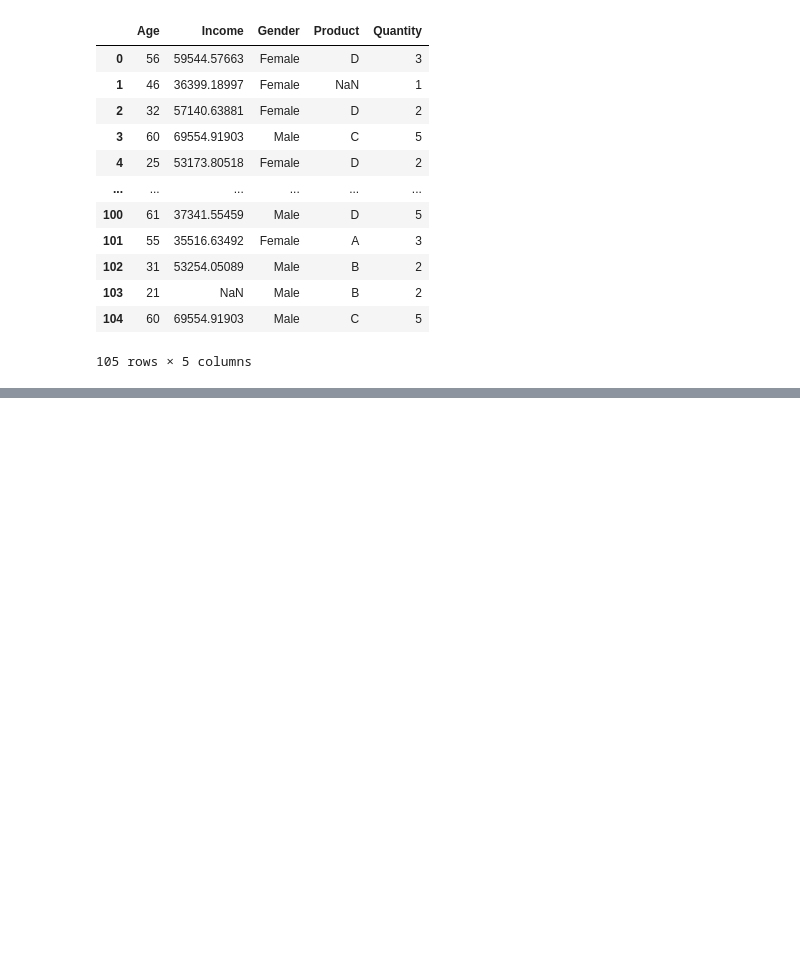
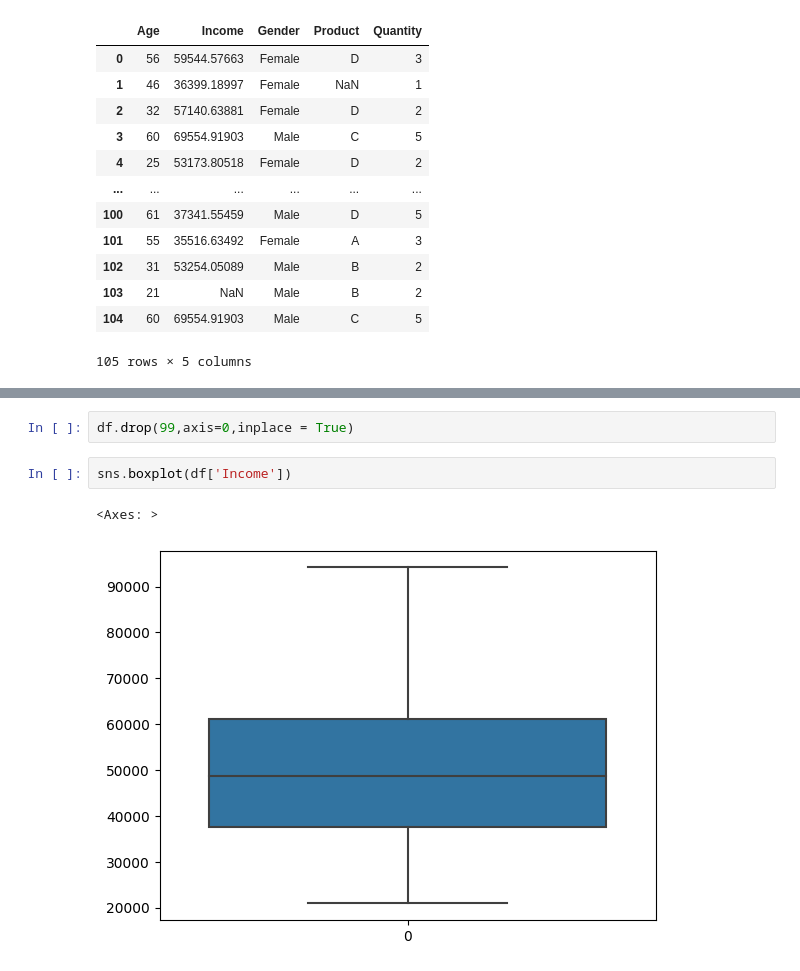
Before and after one commit to zhaobinyyds/Schulich_data_science6110, a Jupyter notebook: massy_data.ipynb, the cells around one changed output, grey strips where cells are left out. Cells and saved outputs as stored; diff of their text form; blank space fills up the shorter version.

```diff
--- a/massy_data.ipynb
+++ b/massy_data.ipynb
@@ -32,0 +121,7 @@ df
+# %%
+df.drop(99,axis=0,inplace = True)
+# %%
+sns.boxplot(df['Income'])
+# %% [output]
+<Axes: >
+[figure, added]
```
Also changed, not shown: parts of 27 cells of this notebook, 1 other file.
